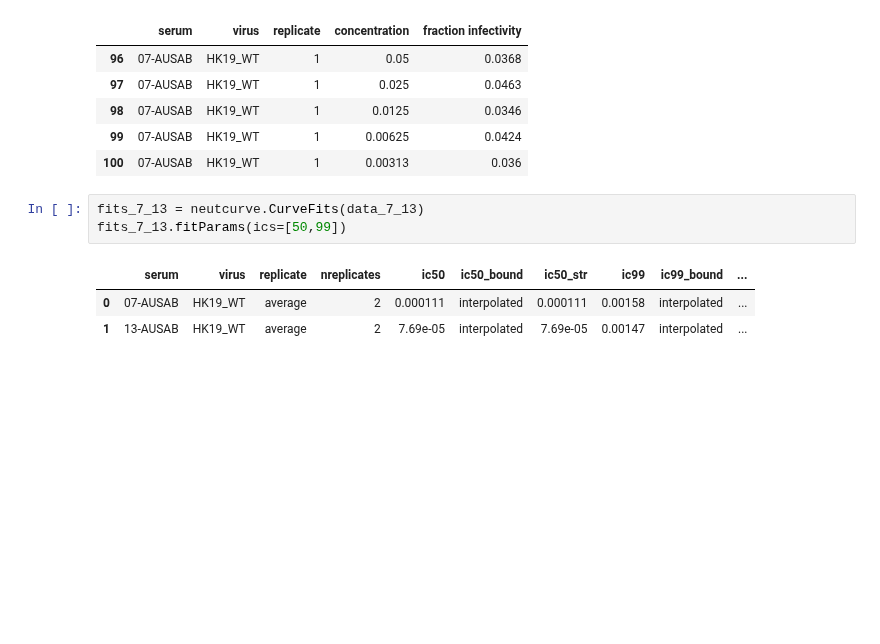
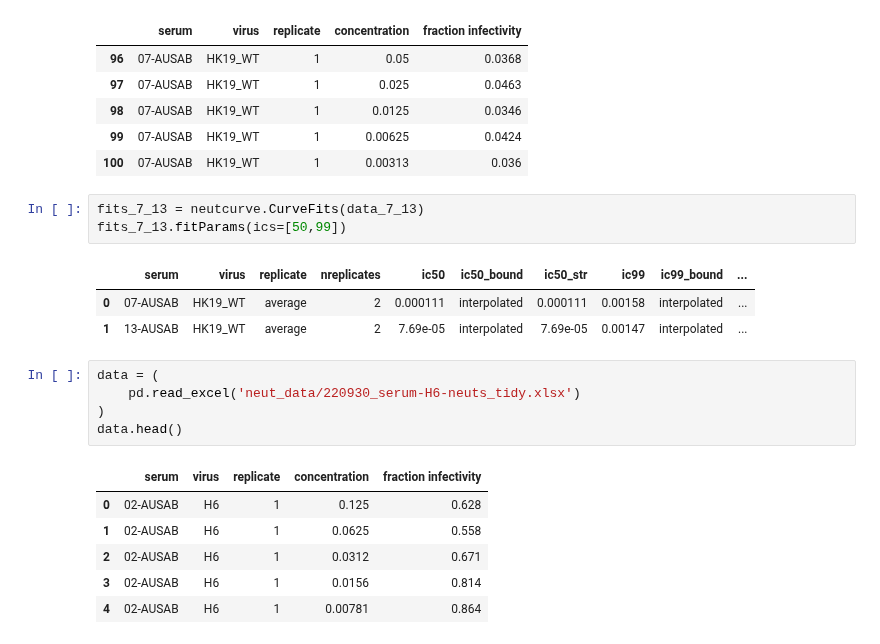
Before and after one commit to sorsinelli/flu_h3_hk19_dms_ic50, a Jupyter notebook: experiments/neut_assays/analyze_sera_neut_screening.ipynb, the cells around one changed output. Saved outputs shown, nothing was run; the diff lists cells and outputs as text; blank space fills up the shorter version.

```diff
--- a/experiments/neut_assays/analyze_sera_neut_screening.ipynb
+++ b/experiments/neut_assays/analyze_sera_neut_screening.ipynb
@@ -199,3 +202,15 @@ fits_7_13.fitParams(ics=[50,99])
 |  | serum | virus | replicate | nreplicates | ic50 | ic50_bound | ic50_str | ic99 | ic99_bound | ... |
 | 0 | 07-AUSAB | HK19_WT | average | 2 | 0.000111 | interpolated | 0.000111 | 0.00158 | interpolated | ... |
 | 1 | 13-AUSAB | HK19_WT | average | 2 | 7.69e-05 | interpolated | 7.69e-05 | 0.00147 | interpolated | ... |
+# %%
+data = (
+    pd.read_excel('neut_data/220930_serum-H6-neuts_tidy.xlsx')
+)
+data.head()
+# %% [output]
+|  | serum | virus | replicate | concentration | fraction infectivity |
+| 0 | 02-AUSAB | H6 | 1 | 0.125 | 0.628 |
+| 1 | 02-AUSAB | H6 | 1 | 0.0625 | 0.558 |
+| 2 | 02-AUSAB | H6 | 1 | 0.0312 | 0.671 |
+| 3 | 02-AUSAB | H6 | 1 | 0.0156 | 0.814 |
+| 4 | 02-AUSAB | H6 | 1 | 0.00781 | 0.864 |
```
Also changed, not shown: parts of 12 cells of this notebook, 6 other files.
